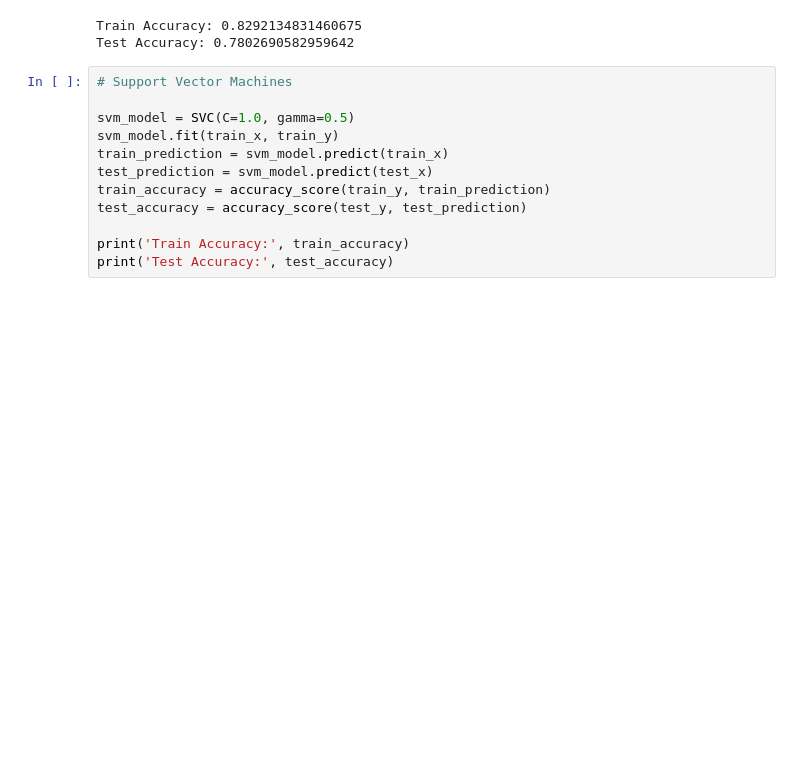
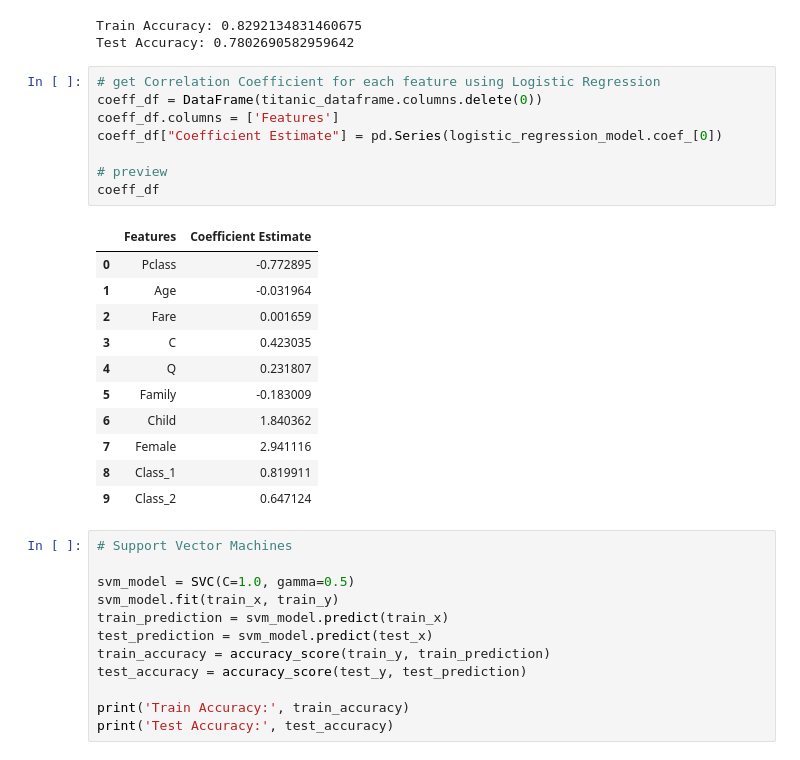
Before and after one commit to IlyaTrofimov/ML2020-Skoltech, a Jupyter notebook: seminar_01_ml.ipynb, the cells around one changed output. Cells and saved outputs as stored; diff of their text form; blank space fills up the shorter version.

```diff
--- a/seminar_01_ml.ipynb
+++ b/seminar_01_ml.ipynb
@@ -512,6 +512,26 @@ print('Test Accuracy:', test_accuracy)
 # %% [output]
 Train Accuracy: 0.8292134831460675
 Test Accuracy: 0.7802690582959642
+# %%
+# get Correlation Coefficient for each feature using Logistic Regression
+coeff_df = DataFrame(titanic_dataframe.columns.delete(0))
+coeff_df.columns = ['Features']
+coeff_df["Coefficient Estimate"] = pd.Series(logistic_regression_model.coef_[0])
+
+# preview
+coeff_df
+# %% [output]
+|  | Features | Coefficient Estimate |
+| 0 | Pclass | -0.772895 |
+| 1 | Age | -0.031964 |
+| 2 | Fare | 0.001659 |
+| 3 | C | 0.423035 |
+| 4 | Q | 0.231807 |
+| 5 | Family | -0.183009 |
+| 6 | Child | 1.840362 |
+| 7 | Female | 2.941116 |
+| 8 | Class_1 | 0.819911 |
+| 9 | Class_2 | 0.647124 |
 # %%
 # Support Vector Machines
 
```
